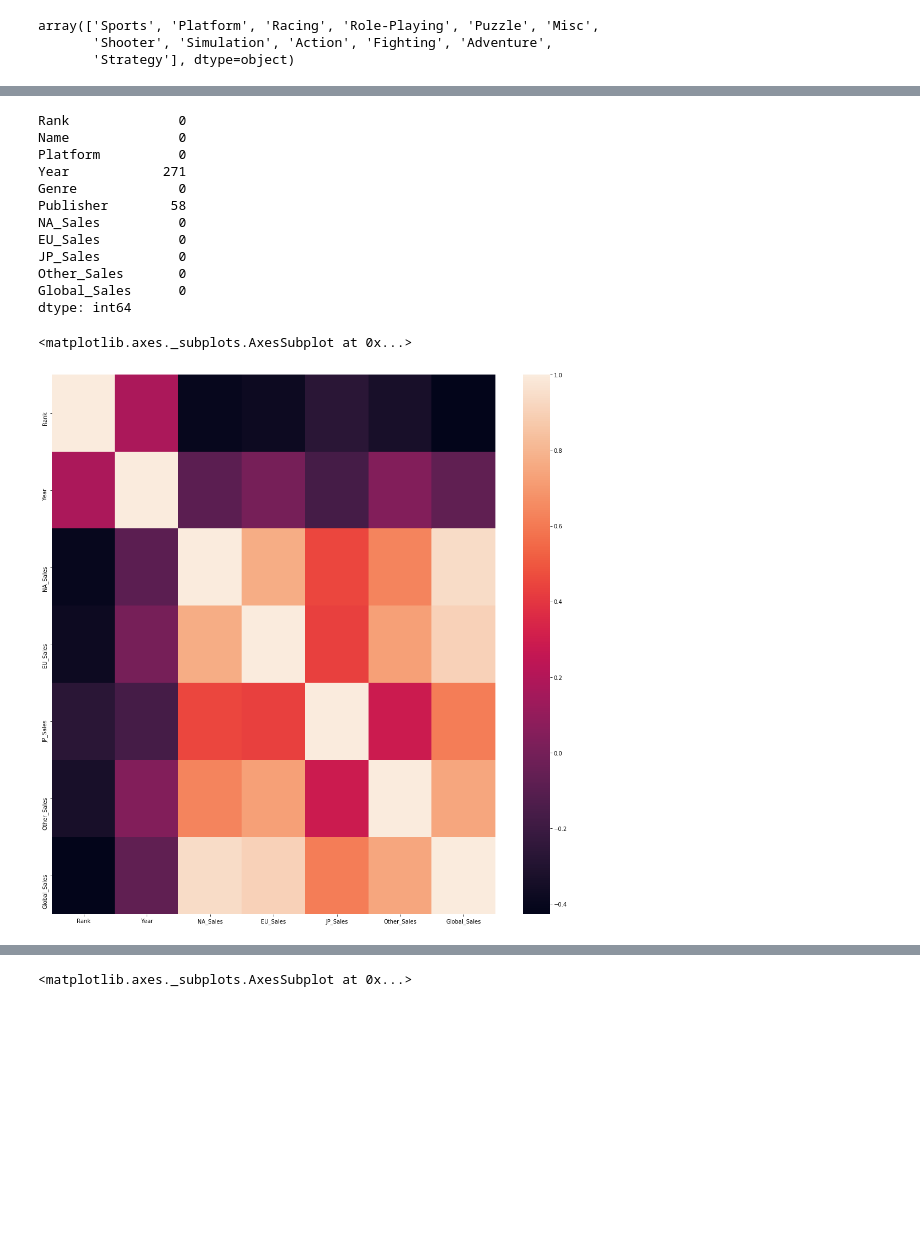
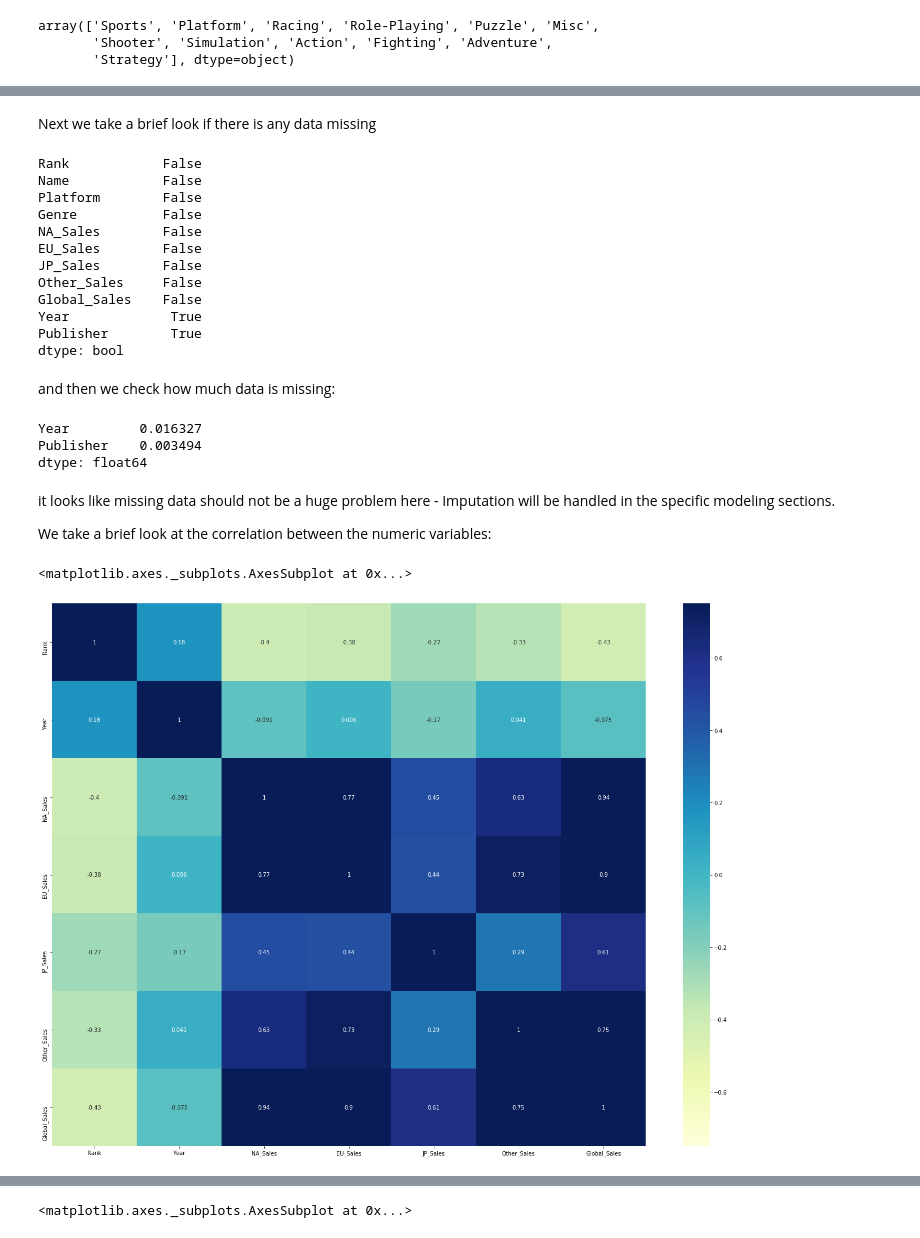
Before and after one commit to RageJohnny/algo_seminararbeit, a Jupyter notebook: EDA_vgs.ipynb, the cells around one changed output, grey strips where cells are left out. Drawn from its saved outputs; the diff is of its cells as text; code cells hidden in the pictures; blank space fills up the shorter version.

```diff
--- a/EDA_vgs.ipynb
+++ b/EDA_vgs.ipynb
@@ -104,21 +120,39 @@ df.describe()
+# %% [markdown]
+Next we take a brief look if there is any data missing
 # %%
-df.isna().sum()
+df.isna().any().sort_values()
 # %% [output]
-Rank              0
-Name              0
-Platform          0
-Year            271
-Genre             0
-Publisher        58
-NA_Sales          0
-EU_Sales          0
-JP_Sales          0
-Other_Sales       0
-Global_Sales      0
-dtype: int64
+Rank            False
+Name            False
+Platform        False
+Genre           False
+NA_Sales        False
+EU_Sales        False
+JP_Sales        False
+Other_Sales     False
+Global_Sales    False
+Year             True
+Publisher        True
+dtype: bool
+# %% [markdown]
+and then we check how much data is missing:
+# %%
+df[['Year', 'Publisher']].isna().mean().sort_values(ascending=False)
+# %% [output]
+Year         0.016327
+Publisher    0.003494
+dtype: float64
+# %% [markdown]
+it looks like missing data should not be a huge problem here - Imputation will be handled in the specific modeling sections.
+
+We take a brief look at the correlation between the numeric variables:
 # %%
-plt.figure(figsize=(18,18))
-sns.heatmap(df.corr())
+plt.figure(figsize=(24,18))
+sns.heatmap(df.corr(),
+            annot=True,
+            cmap='YlGnBu',
+            vmin=-.75,
+            vmax=.75)
 # %% [output]
 <matplotlib.axes._subplots.AxesSubplot at 0x...>
-[figure, old version]
+[figure, new version]
```
Also changed, not shown: parts of 16 cells of this notebook, 1 other file.
